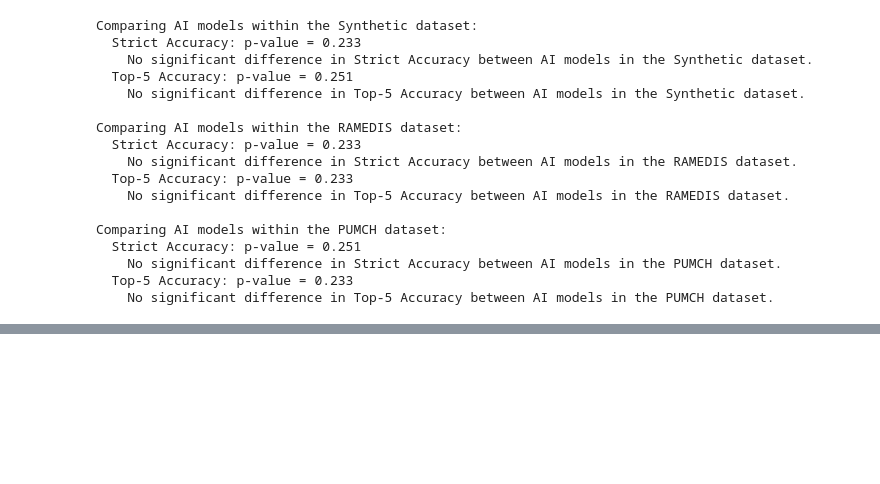
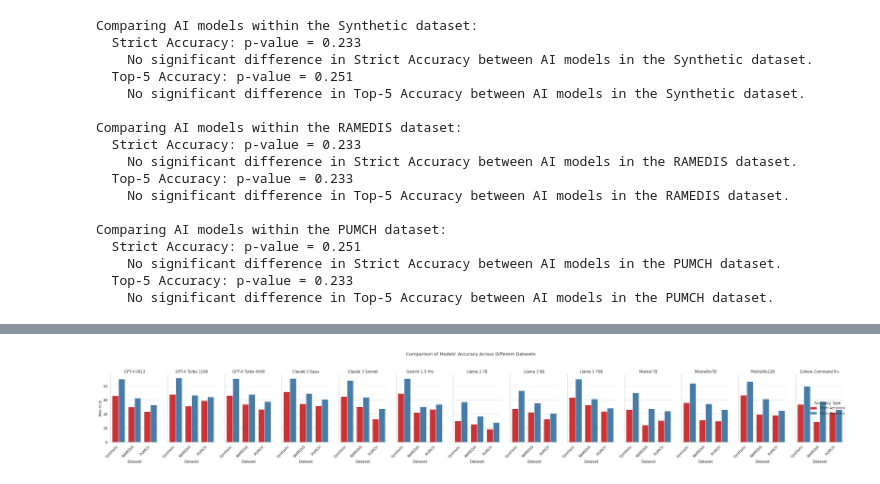
Before and after one commit to foundation29org/dxgpt_testing, a Jupyter notebook: dashboard.ipynb, the cells around one changed output, grey strips where cells are left out. Cells and saved outputs as stored; diff of their text form; code cells hidden in the pictures; blank space fills up the shorter version.

```diff
--- a/dashboard.ipynb
+++ b/dashboard.ipynb
@@ -496,0 +551,12 @@ Comparing AI models within the PUMCH dataset:
+# %%
+# Facet Grid - Dataset' Accuracy Across Different Models
+facet_data = data.melt(id_vars=["Model", "Dataset"], value_vars=["Strict Accuracy", "Top-5 Accuracy"], var_name="Accuracy Type", value_name="Accuracy")
+
+g = sns.catplot(x="Dataset", y="Accuracy", hue="Accuracy Type", col="Model", data=facet_data, kind="bar", height=5, aspect=0.5, palette="Set1")
+g.set_xticklabels(rotation=45, ha="right")
+g.set_titles("{col_name}")
+plt.suptitle("Comparison of Models' Accuracy Across Different Datasets", y=1.05)
+plt.tight_layout()
+plt.show()
+# %% [output]
+[figure, added]
```
Also changed, not shown: parts of 4 cells of this notebook, 8 other files.
